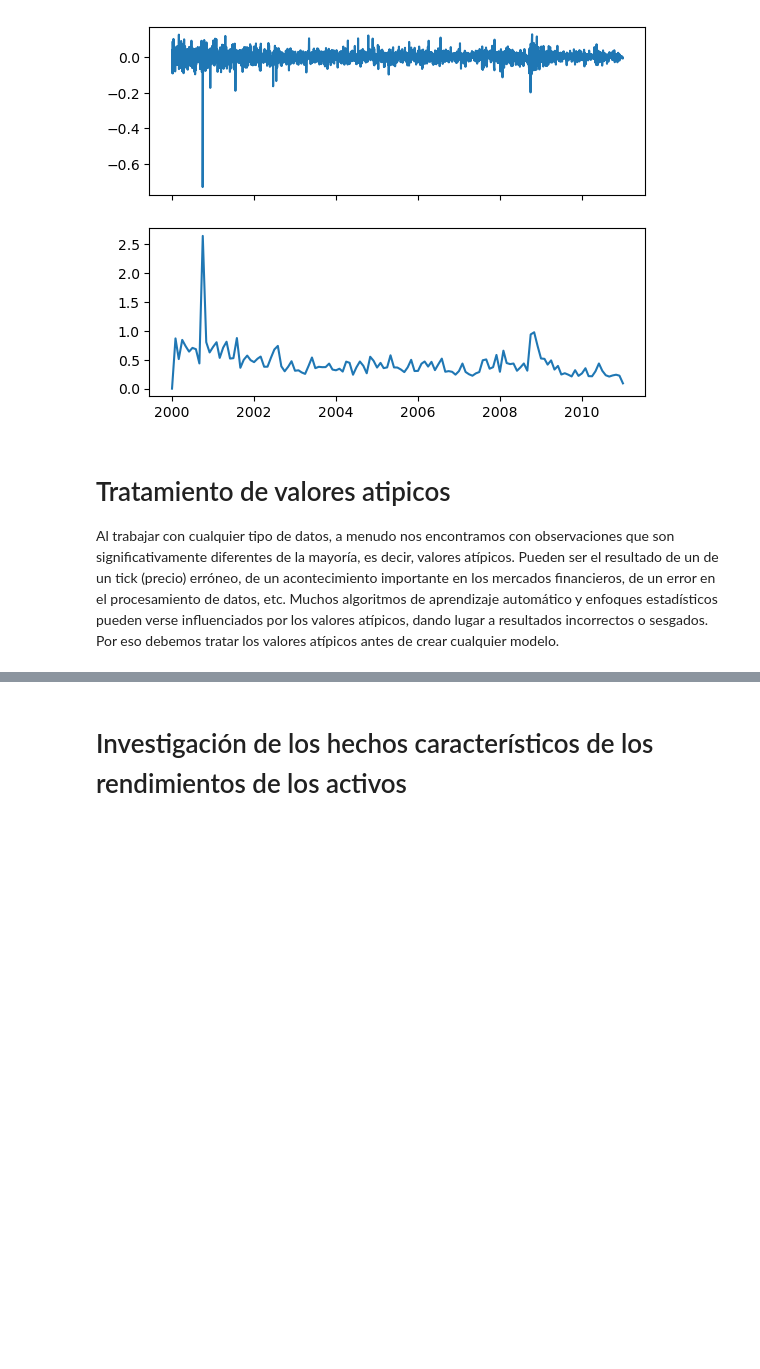
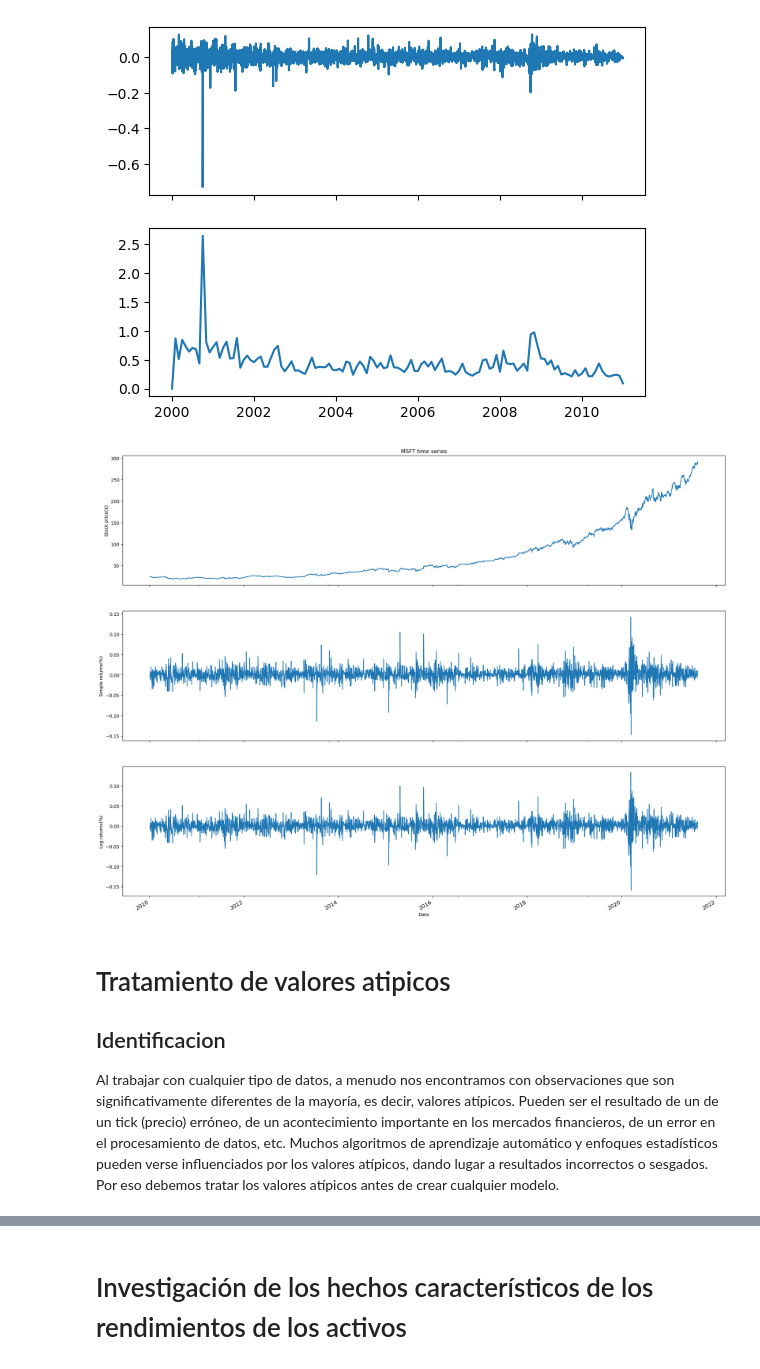
Before and after one commit to MkCst/QuantitativeAnalysis, a Jupyter notebook: A0DataPreprocessing.ipynb, the cells around one changed output, grey strips where cells are left out. Saved outputs shown, nothing was run; the diff lists cells and outputs as text; code cells hidden in the pictures; blank space fills up the shorter version.

```diff
--- a/A0DataPreprocessing.ipynb
+++ b/A0DataPreprocessing.ipynb
@@ -141,34 +141,46 @@ plt.show()
 import pandas as pd
 import numpy as np
 import yfinance as yf
 import matplotlib.pyplot as plt
 
 ## Descarga de datos microsoft
 df = yf.download("MSFT", start="2010-01-01", end="2021-08-14", progress=False)
 
 ## Obteniendo una columna -> cierre ajustado y renombrando columna
 df = df.loc[:,["Adj Close"]]
 df.rename(columns={"Adj Close":"adj_close"}, inplace=True)
 
 ## Calculo de retornos, usando los precios ajustados
 df["simple_rtn"] = df.adj_close.pct_change()
 df["log_rtn"] = np.log(df.adj_close/df.adj_close.shift(1))
 
-## método plot pandas
+# >> IMPORTANTE: ELIMINAR DATOS 'NA'
+df.dropna(how = 'any', inplace = True)
+
+# método plot pandas
 
 fig, ax = plt.subplots(3, 1, figsize=(24, 20), sharex=True)
 
+## añadiendo precios
 df.adj_close.plot(ax=ax[0])
 ax[0].set(title="MSFT time series",
         ylabel = "Stock price($)")
 
+## añadiendo retorno simples
 df.simple_rtn.plot(ax=ax[1])
 ax[1].set(ylabel="Simple returns(%)")
 
+## añadiendo retornos logaritmicos
 df.log_rtn.plot(ax=ax[2])
 ax[2].set(xlabel="Date", ylabel="Log returns(%)")
 
+ax[2].tick_params(axis='x',
+                  which='major',
+                  labelsize=12)
+
 plt.show()
+# %% [output]
+[figure, added]
 # %%
 # Configuracion ambiente de cufflinks
 import cufflinks as cf
@@ -203,6 +215,7 @@ df["log_rtn"] = np.log(df.adj_close/df.adj_close.shift(1))
 df.iplot(subplots=True, shape=(3,1), shared_xaxes=True, title="AAPL time series")
 # %% [markdown]
 # Tratamiento de valores atipicos
+## Identificacion
 Al trabajar con cualquier tipo de datos, a menudo nos encontramos con observaciones que son significativamente diferentes de la mayoría, es decir, valores atípicos. Pueden ser el resultado de un de un tick (precio) erróneo, de un acontecimiento importante en los mercados financieros, de un error en el procesamiento de datos, etc. Muchos algoritmos de aprendizaje automático y enfoques estadísticos pueden verse influenciados por los valores atípicos, dando lugar a resultados incorrectos o sesgados. Por eso debemos tratar los valores atípicos antes de crear cualquier modelo.
 # %%
 # Tratamiento de valores atipicos
```
Also changed, not shown: parts of 6 cells of this notebook.
